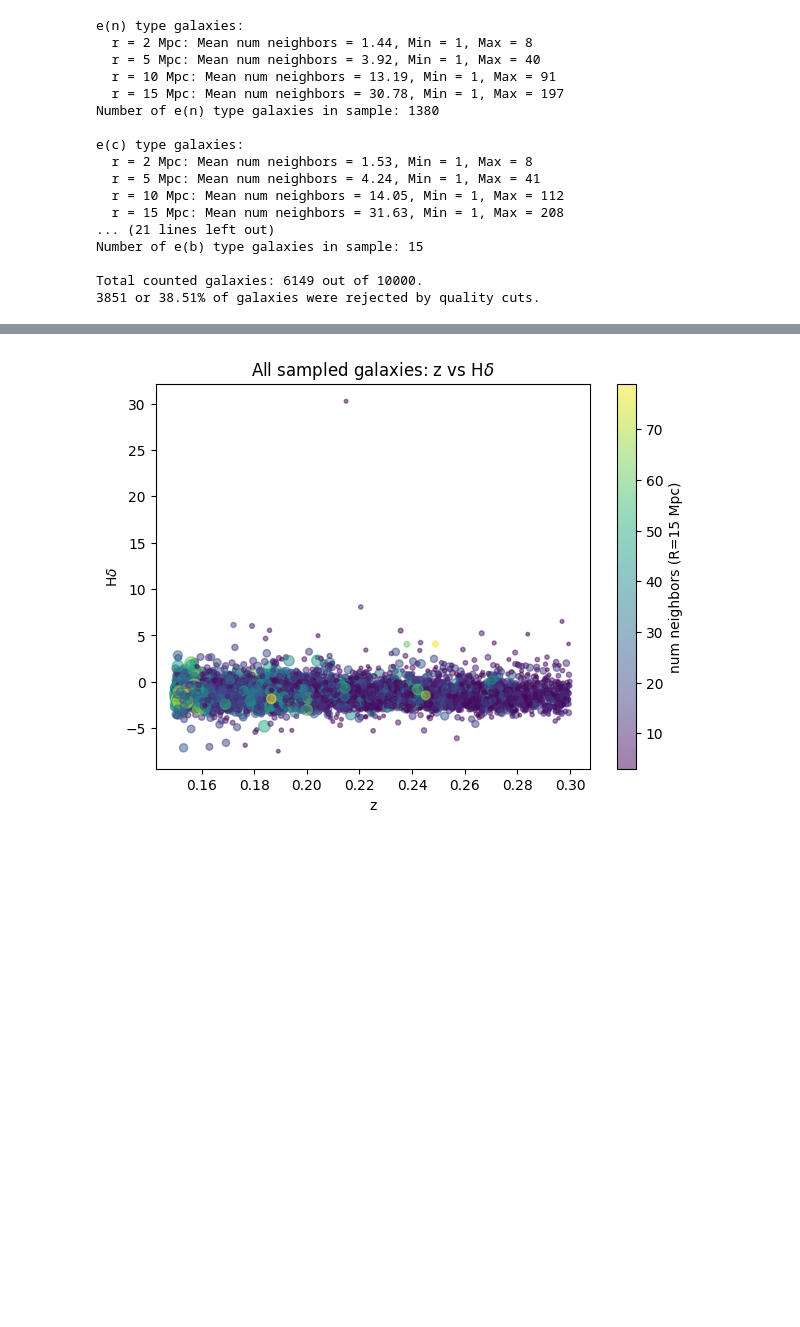
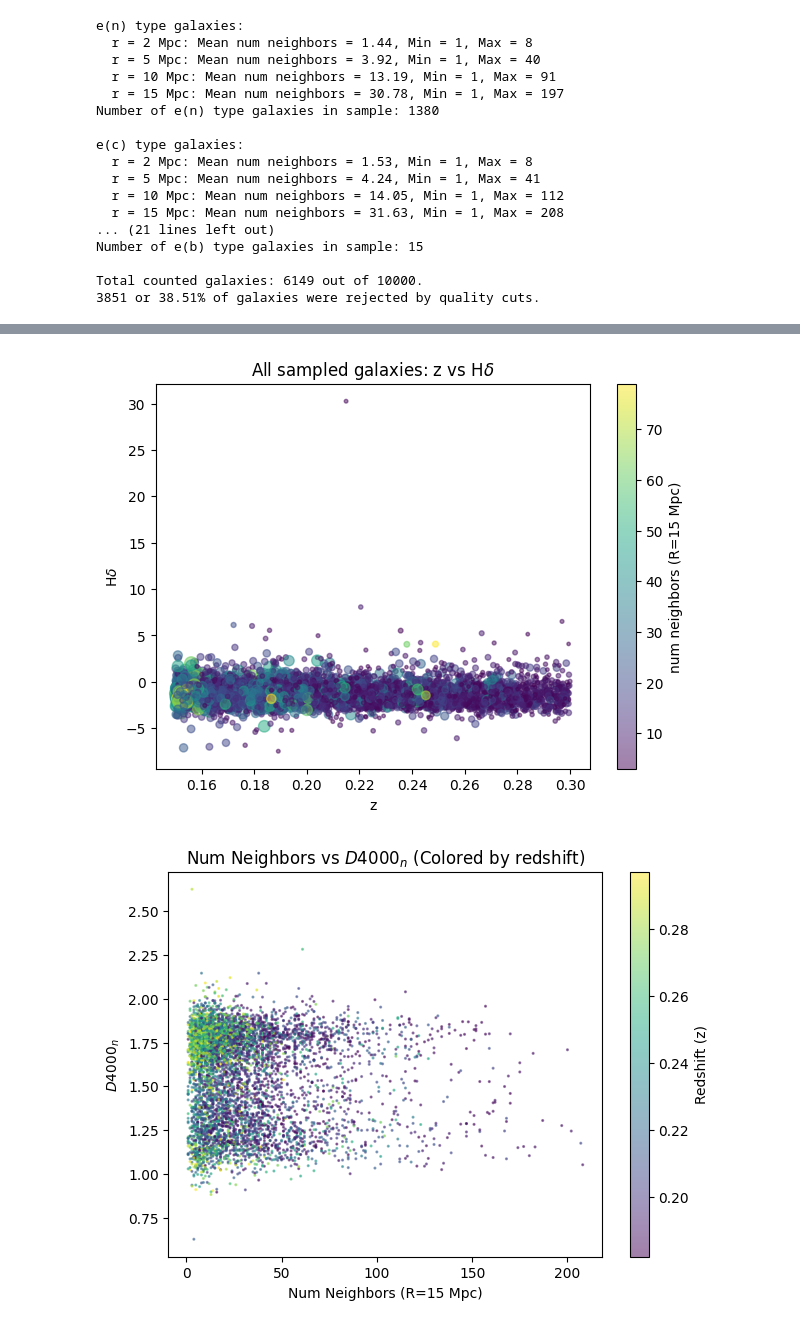
Before and after one commit to maraMaraschino/capstone-project, a Jupyter notebook: timescapes-notebook.ipynb, the cells around one changed output, grey strips where cells are left out. Cells and saved outputs as stored; diff of their text form; code cells hidden in the pictures; blank space fills up the shorter version.

```diff
--- a/timescapes-notebook.ipynb
+++ b/timescapes-notebook.ipynb
@@ -547,30 +558,41 @@ def plot_all_classes(radius, class_sort):
                 'D4000n': np.array(D4000n_vals),
                 'nnb': np.array(n_neighbors_vals),
                 'h_delta': np.array(h_delta_vals),
                 'oii': np.array(oii_vals)
             }
     # Plot 1: z vs D4000n (all classes)
     plt.figure(figsize=(7,5))
     for cls, data in flat.items():
         sizes = 5 + data['nnb']/2
         plt.scatter(data['z'], data['D4000n'], c=data['nnb'], s=sizes, alpha=0.5)
     plt.xlabel('z')
     plt.ylabel(r'$D4000_n$')
     plt.colorbar(label=f'num neighbors (R={radius} Mpc)')
     plt.title(r'All sampled galaxies: z vs $D4000_n$')
     plt.show()
 
     plt.figure(figsize=(7,5))
     for cls, data in flat.items():
         sizes = 5 + data['nnb']/2
         plt.scatter(data['z'], data['h_delta'], c=data['nnb'], s=sizes, alpha=0.5)
     plt.xlabel('z')
     plt.ylabel(r'H$\delta$')
     plt.colorbar(label=f'num neighbors (R={radius} Mpc)')
     plt.title(r'All sampled galaxies: z vs H$\delta$')
     plt.show()
 
+    plt.figure(figsize=(7,5))
+    for cls, data in flat.items():
+        sizes = 5+data['nnb']/2
+        plt.scatter(data['nnb'], data['D4000n'], c=data['z'], s=1.5, alpha=0.5)
+    plt.xlabel(f'Num Neighbors (R={radius} Mpc)')
+    plt.ylabel(r'$D4000_n$')
+    plt.colorbar(label=f'Redshift (z)')
+    plt.title(r'Num Neighbors vs $D4000_n$ (Colored by redshift)')
+    plt.show()
+
 plot_all_classes(15, class_sort)
 # %% [output]
 [figure]
 [figure]
+[figure, added]
```
Also changed, not shown: parts of 1 cell of this notebook.
